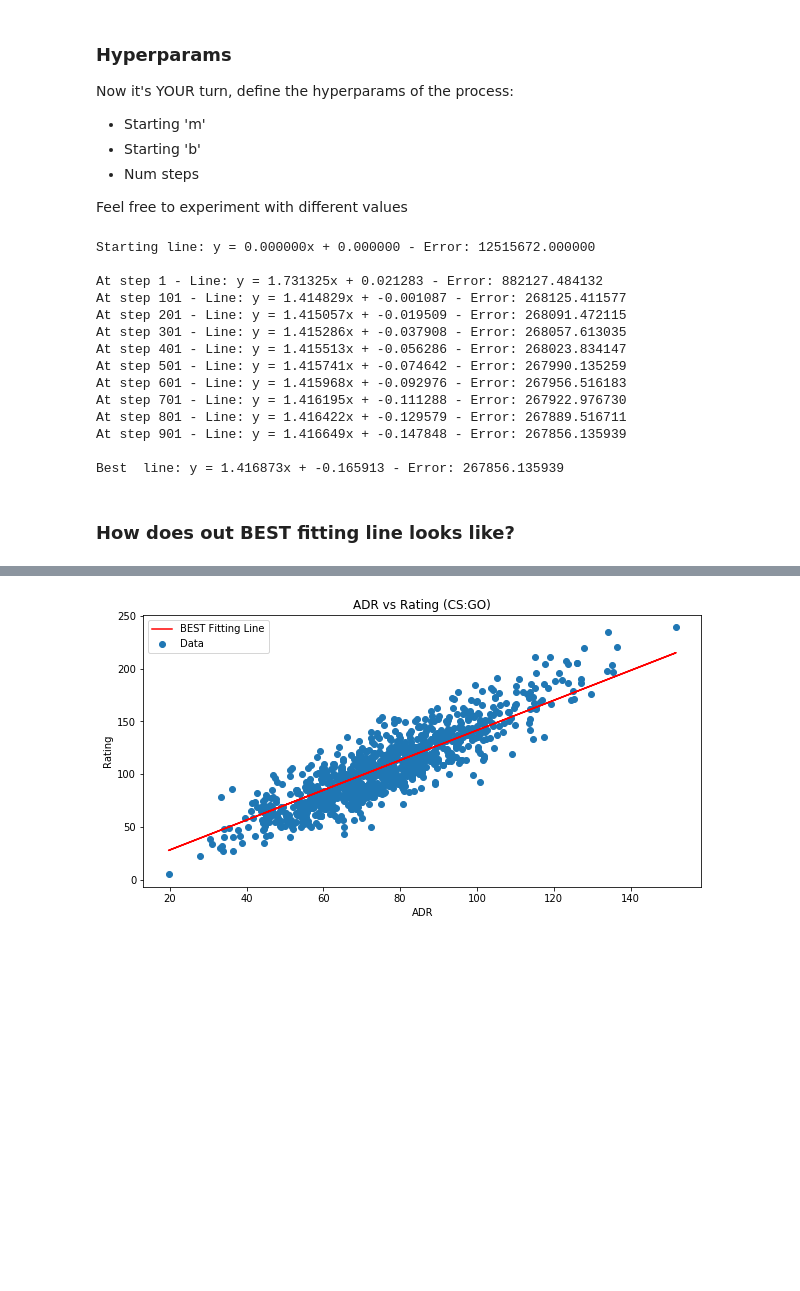
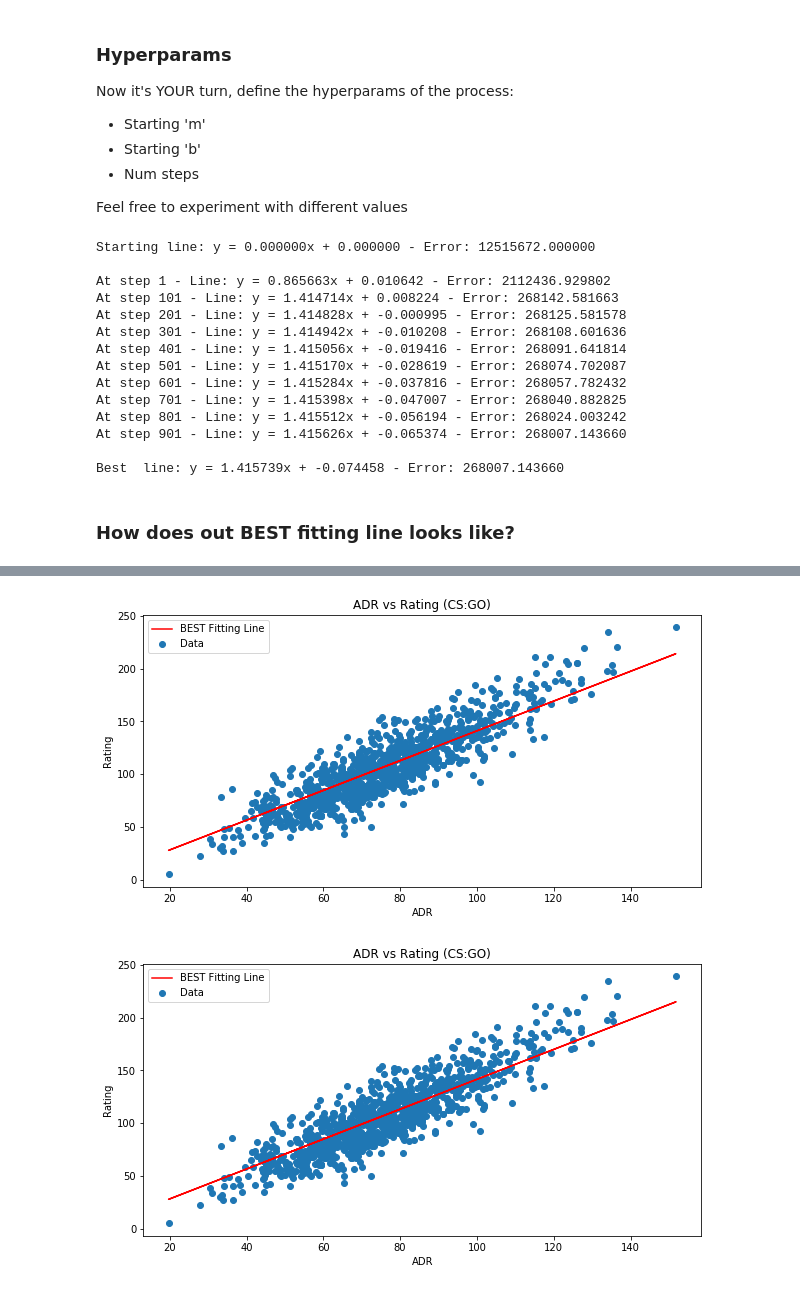
Before and after one commit to kwarodom/100DaysMLCodeChallenge, a Jupyter notebook: Week1 All Basics/Lecture3 Basic Math/2. Gradient Descent/demo.ipynb, the cells around one changed output, grey strips where cells are left out. Saved outputs shown, nothing was run; the diff lists cells and outputs as text; code cells hidden in the pictures; blank space fills up the shorter version.

```diff
--- a/Week1 All Basics/Lecture3 Basic Math/2. Gradient Descent/demo.ipynb
+++ b/Week1 All Basics/Lecture3 Basic Math/2. Gradient Descent/demo.ipynb
@@ -196,10 +231,10 @@ def gradient_descent_step(m,b,data):
         y = data[i,1]
 
         #Partial derivative respect 'm'
-        dm = -((2/N) * x * (y - (m*x + b)))
+        dm = -((1/N) * x * (y - (m*x + b)))
 
         #Partial derivative respect 'b'
-        db = - ((2/N) * (y - (m*x + b)))
+        db = - ((1/N) * (y - (m*x + b)))
 
         #Update gradient
         m_grad = m_grad + dm
@@ -222,17 +257,23 @@ Doing just 2 steps of GD from line:
 
 *y = 2x + 3*
 # %%
+%time
 m = 2
 b = 3
-
+sse_percent_change=0.01
+previous_sse=1
 sse = SSE(m,b,data)
 
 print('Starting line: y = %.2fx + %.2f - Error: %.2f' %(m,b,sse))
 
-for i in range(2):
+for i in range(20):
     m,b = gradient_descent_step(m,b,data)
     sse = SSE(m,b,data)
-    print('At step %d - Line: y = %.2fx + %.2f - Error: %.2f' %(i+1,m,b,sse))
+    if np.abs((sse-previous_sse)/previous_sse)< sse_percent_change:
+        break
+    else:
+        print('At step %d - Line: y = %.2fx + %.2f - Error: %.2f' %(i+1,m,b,sse))
+    previous_sse=sse
 
 print('\nBest  line: y = %.2fx + %.2f - Error: %.2f' %(m,b,sse))
 # %% [output]
@@ -287,17 +331,48 @@ m_best,b_best = gradient_descent_n_steps(M_STARTING,B_STARTING,data,NUM_STEPS)
 # %% [output]
 Starting line: y = 0.000000x + 0.000000 - Error: 12515672.000000
 
-At step 1 - Line: y = 1.731325x + 0.021283 - Error: 882127.484132
-At step 101 - Line: y = 1.414829x + -0.001087 - Error: 268125.411577
-At step 201 - Line: y = 1.415057x + -0.019509 - Error: 268091.472115
-At step 301 - Line: y = 1.415286x + -0.037908 - Error: 268057.613035
-At step 401 - Line: y = 1.415513x + -0.056286 - Error: 268023.834147
-At step 501 - Line: y = 1.415741x + -0.074642 - Error: 267990.135259
-At step 601 - Line: y = 1.415968x + -0.092976 - Error: 267956.516183
-At step 701 - Line: y = 1.416195x + -0.111288 - Error: 267922.976730
-At step 801 - Line: y = 1.416422x + -0.129579 - Error: 267889.516711
-At step 901 - Line: y = 1.416649x + -0.147848 - Error: 267856.135939
+At step 1 - Line: y = 0.865663x + 0.010642 - Error: 2112436.929802
+At step 101 - Line: y = 1.414714x + 0.008224 - Error: 268142.581663
+At step 201 - Line: y = 1.414828x + -0.000995 - Error: 268125.581578
+At step 301 - Line: y = 1.414942x + -0.010208 - Error: 268108.601636
+At step 401 - Line: y = 1.415056x + -0.019416 - Error: 268091.641814
+At step 501 - Line: y = 1.415170x + -0.028619 - Error: 268074.702087
+At step 601 - Line: y = 1.415284x + -0.037816 - Error: 268057.782432
+At step 701 - Line: y = 1.415398x + -0.047007 - Error: 268040.882825
+At step 801 - Line: y = 1.415512x + -0.056194 - Error: 268024.003242
+At step 901 - Line: y = 1.415626x + -0.065374 - Error: 268007.143660
 
-Best  line: y = 1.416873x + -0.165913 - Error: 267856.135939
+Best  line: y = 1.415739x + -0.074458 - Error: 268007.143660
 # %% [markdown]
 ### How does out BEST fitting line looks like?
+# %%
+%time
+m = 0
+b = 0
+sse_percent_change=0.01
+previous_sse=1
+sse = SSE(m,b,data)
+
+for i in range(20):
+    m,b = gradient_descent_step(m,b,data)
+    sse = SSE(m,b,data)
+    if np.abs((sse-previous_sse)/previous_sse)< sse_percent_change:
+        break
+    else:
+        previous_sse=sse
+
+m=m
+b=b
+x = data[:,0]
+
+fig = plt.figure(figsize=(10,5))
+ax = fig.add_subplot(111)
+ax.set_title('ADR vs Rating (CS:GO)')
+ax.scatter(x=x,y=data[:,1],label='Data')
+plt.plot(x, m*x + b,color='red',label='BEST Fitting Line')
+ax.set_xlabel('ADR')
+ax.set_ylabel('Rating')
+ax.legend(loc='best')
+
+plt.show()
+# %% [output]
@@ -304,3 +380,4 @@ Best  line: y = 1.416873x + -0.165913 - Error: 267856.135939
+[figure, added]
 # %%
 m=m_best
 b=b_best
```
Also changed, not shown: parts of 8 cells of this notebook.
